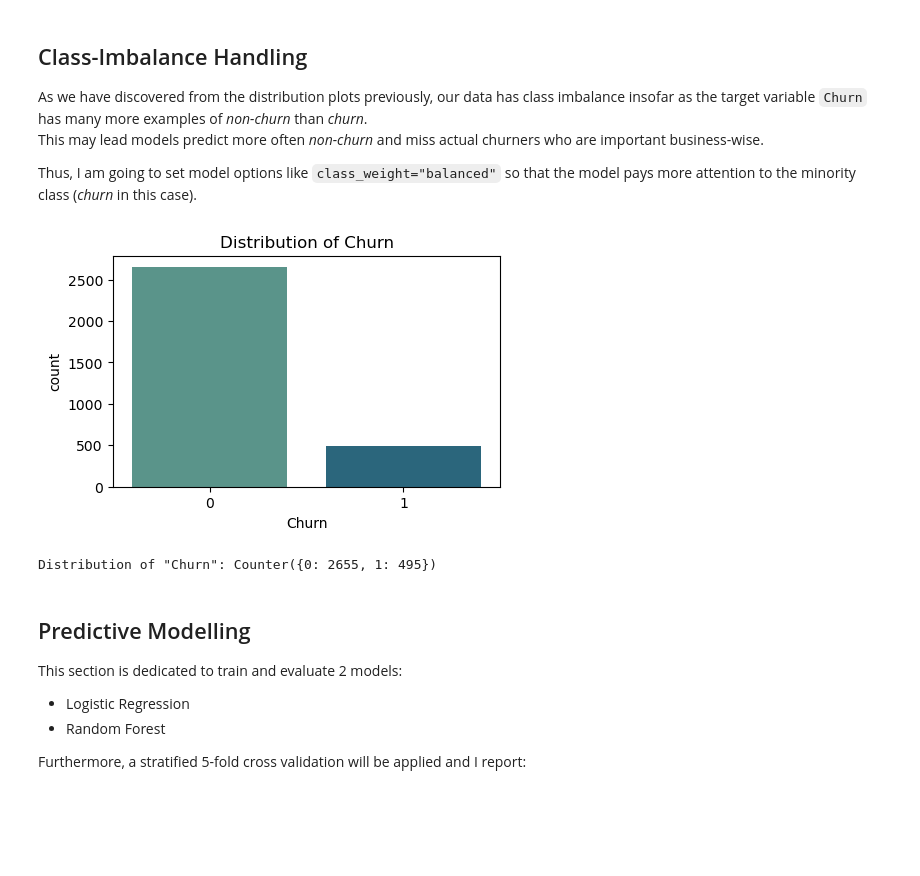
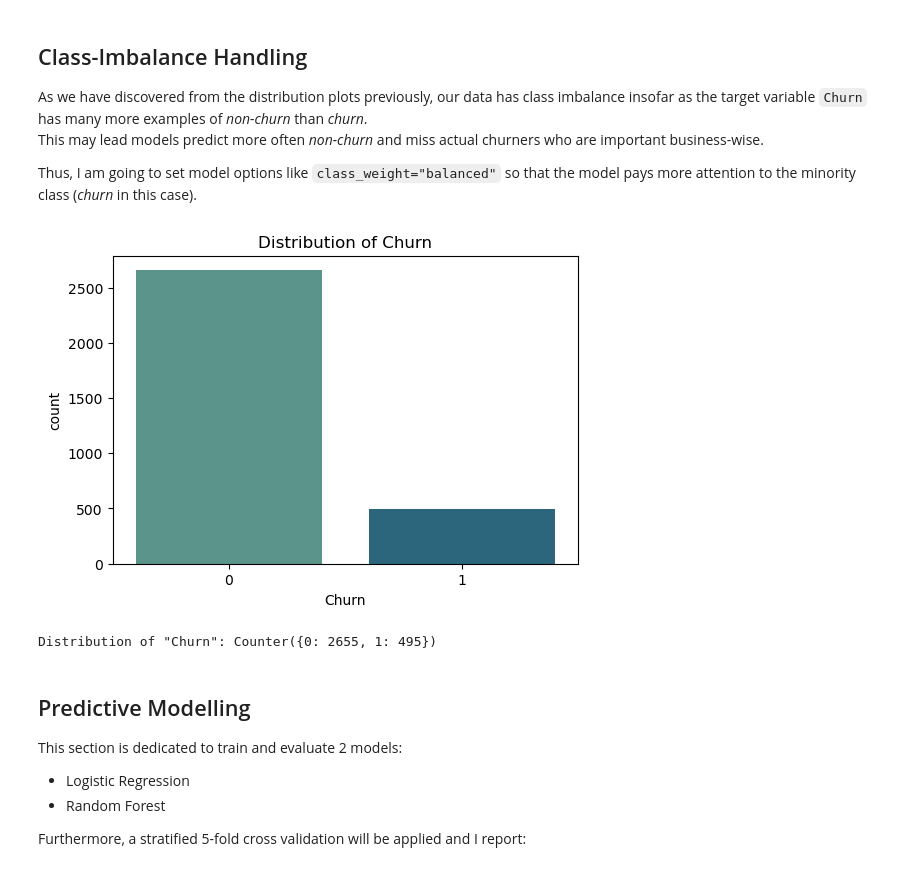
Before and after one commit to intox1ca7ed/Churn-Prediction-Project, a Jupyter notebook: main-notebook.ipynb, the cells around one changed output. Cells and saved outputs as stored; diff of their text form; code cells hidden in the pictures; blank space fills up the shorter version.

```diff
--- a/main-notebook.ipynb
+++ b/main-notebook.ipynb
@@ -180,7 +193,7 @@ cat_features = ['Tenure_Bucket', 'Tariff Plan', 'Churn']
 for col in cat_features:
     n_unique = df[col].nunique()
     palette = sns.color_palette("crest", n_colors=n_unique)
-    plt.figure(figsize=(5,3))
+    plt.figure(figsize=(6,4))
     sns.countplot(x=col, data=df, palette=palette, hue=col, legend=False)
     plt.title(f"Distribution of {col}")
     plt.show()
@@ -380,16 +393,16 @@ Thus, I am going to set model options like `class_weight="balanced"` so that the
 # %%
 # lets look at class distribution again
 cat_features = ['Churn']
 for col in cat_features:
     n_unique = df[col].nunique()
     palette = sns.color_palette("crest", n_colors=n_unique)
-    plt.figure(figsize=(5,3))
+    plt.figure(figsize=(6,4))
     sns.countplot(x=col, data=df, palette=palette, hue=col, legend=False)
     plt.title(f"Distribution of {col}")
     plt.show()
 print("\nDistribution of \"Churn\":", Counter(df['Churn']))
 # %% [output]
-[figure, old version]
+[figure, new version]
 Distribution of "Churn": Counter({0: 2655, 1: 495})
 # %% [markdown]
 ## Predictive Modelling
```
Also changed, not shown: parts of 22 cells of this notebook.
